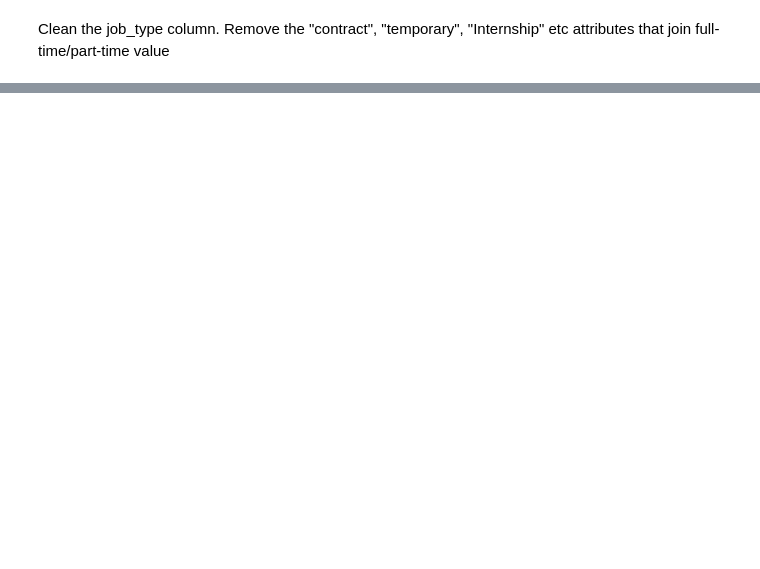
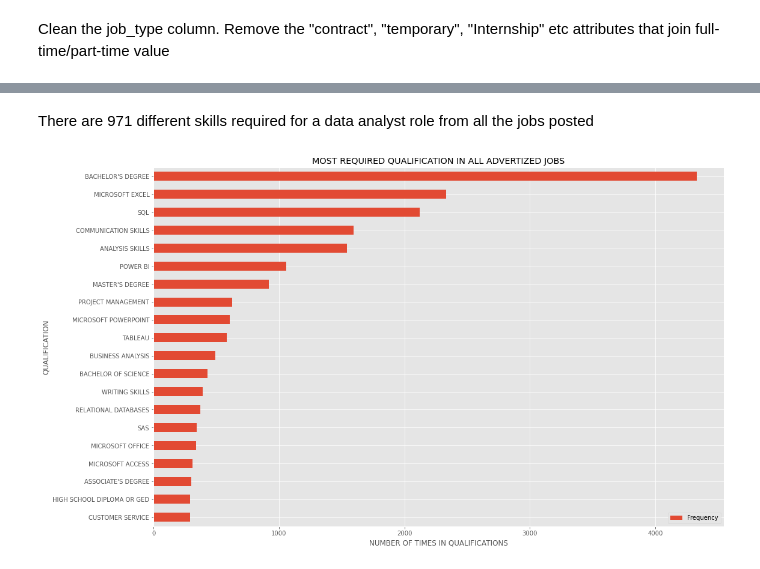
Before and after one commit to Derrick-Mulwa/SimplyHired-Job-Salary-Analysis, a Jupyter notebook: main.ipynb, the cells around one changed output, grey strips where cells are left out. Saved outputs shown, nothing was run; the diff lists cells and outputs as text; code cells hidden in the pictures; blank space fills up the shorter version.

```diff
--- a/main.ipynb
+++ b/main.ipynb
@@ -793,0 +836,5 @@ Based on the above findings, the hypothesis that full-time jobs tend to have hig
+# %%
+# There are 4488 rows that have qualifications listed. They can give insights of qualifications and skills required
+# Lets store the qualifications in a list for easier manipulation
+job_qualification_list = list(job_qualification_df.qualifications.values)
+job_qualification_list
@@ -793,0 +861,35 @@ Based on the above findings, the hypothesis that full-time jobs tend to have hig
+# %%
+# The function loops through all the row's qualifications,identifies the qualification individually,
+# and counts the times it has been mentioned as a requirement. It then returns two lists, one with the unique
+# qualifications/skills, and another list with coressponding count of the skill(number of times mentioned)
+
+
+def qualification_calculator(list_x):
+    qualification_name = []
+    qualification_count = []
+
+    for qualifications in list_x:
+        qualifications_list = str(qualifications).split(",")
+        for qualification in qualifications_list:
+            qualification = qualification.strip().upper()
+            if qualification not in qualification_name:
+                qualification_name.append(qualification)
+                qualification_count.append(1)
+            else:
+                qalification_index = qualification_name.index(qualification)
+                qualification_count[qalification_index] = qualification_count[qalification_index] +1
+
+    return qualification_name, qualification_count
+# %%
+# Apply the qualification_calculator() function to the job_qualification_list to get the most required qualification
+skills = qualification_calculator(job_qualification_list)[0]
+frequency = qualification_calculator(job_qualification_list)[1]
+
+# create a dataframe of the skills and count
+skills_df = pd.DataFrame({
+    "Skill": skills,
+    "Frequency": frequency
+}).set_index("Skill")
+
+
+skills_df
@@ -793,0 +911,9 @@ Based on the above findings, the hypothesis that full-time jobs tend to have hig
+# %% [markdown]
+There are 971 different skills required for a data analyst role from all the jobs posted
+# %%
+graph = skills_df.sort_values(by="Frequency").tail(20).plot(kind = "barh", figsize = (17,11));
+graph.set_title("MOST REQUIRED QUALIFICATION IN ALL ADVERTIZED JOBS");
+graph.set_xlabel("NUMBER OF TIMES IN QUALIFICATIONS");
+graph.set_ylabel("QUALIFICATION");
+# %% [output]
+[figure, added]
```
Also changed, not shown: parts of 38 cells of this notebook.
